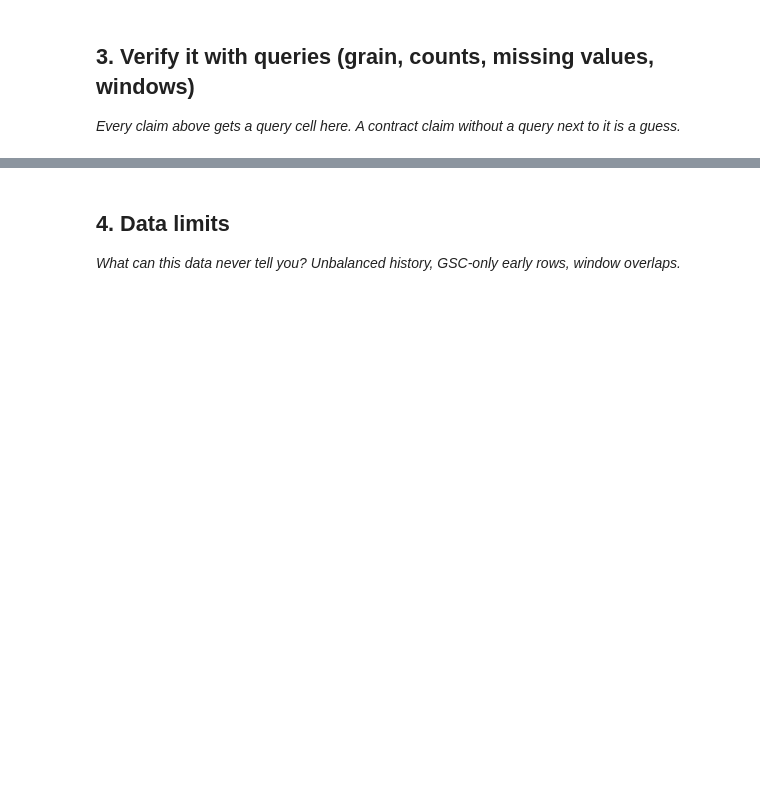
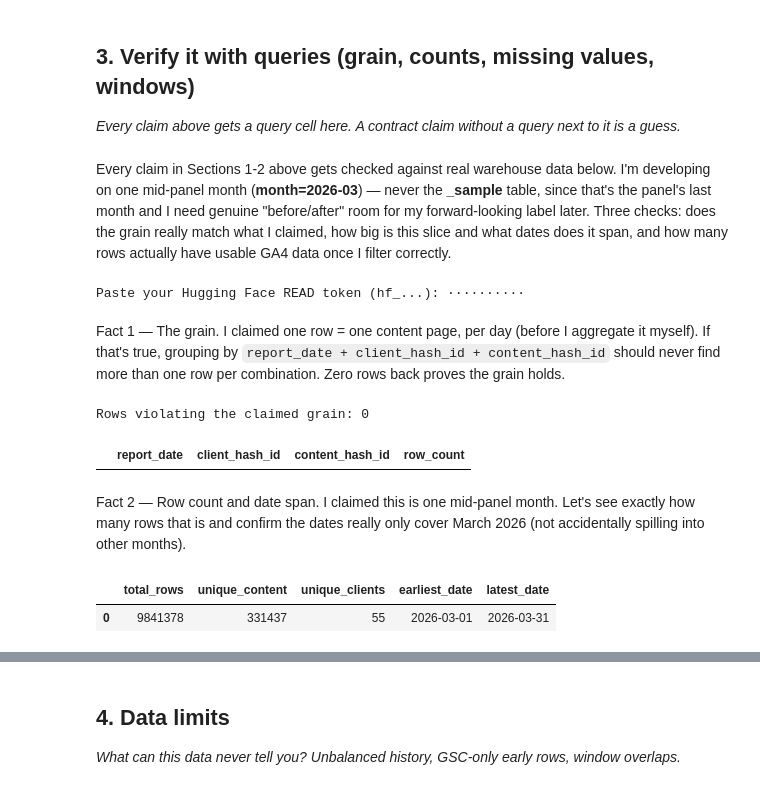
Before and after one commit to madaraf/Flyrank-intership-machine_learning, a Jupyter notebook: work/notebooks/w03_data_contract.ipynb, the cells around one changed output, grey strips where cells are left out. Drawn from its saved outputs; the diff is of its cells as text; code cells hidden in the pictures; blank space fills up the shorter version.

```diff
--- a/work/notebooks/w03_data_contract.ipynb
+++ b/work/notebooks/w03_data_contract.ipynb
@@ -29,0 +80,58 @@ This skeleton is yours to fill. Work the sections **in order** — each one has
+# %% [markdown]
+Every claim in Sections 1-2 above gets checked against real warehouse data below. I'm developing on one mid-panel month (**month=2026-03**) — never the **_sample** table, since that's the panel's last month and I need genuine "before/after" room for my forward-looking label later. Three checks: does the grain really match what I claimed, how big is this slice and what dates does it span, and how many rows actually have usable GA4 data once I filter correctly.
+# %%
+# This cell is for CODE (numbers, a query, a check).
+# Write your text answer in the cell ABOVE this one — typing sentences here breaks Run All.
+%pip -q install duckdb huggingface_hub
+
+import os, getpass
+HF_TOKEN = os.environ.get('HF_TOKEN')
+if not HF_TOKEN:
+    try:
+        from google.colab import userdata
+        HF_TOKEN = userdata.get('HF_TOKEN')
+    except Exception:
+        pass
+HF_TOKEN = HF_TOKEN or getpass.getpass('Paste your Hugging Face READ token (hf_...): ')
+
+import duckdb
+con = duckdb.connect()
+con.execute(f"CREATE OR REPLACE SECRET hf (TYPE huggingface, TOKEN '{HF_TOKEN}')")
+
+REL = 'hf://datasets/FlyRank/internship-warehouse'
+MONTH = f"read_parquet('{REL}/fact_content_daily_performance/month=2026-03/*.parquet')"
+# %% [output]
+Paste your Hugging Face READ token (hf_...): ··········
+# %% [markdown]
+Fact 1 — The grain. I claimed one row = one content page, per day (before I aggregate it myself). If that's true, grouping by `report_date + client_hash_id + content_hash_id` should never find more than one row per combination. Zero rows back proves the grain holds.
+# %%
+grain_check = con.sql(f"""
+    SELECT report_date, client_hash_id, content_hash_id, COUNT(*) AS row_count
+    FROM {MONTH}
+    GROUP BY report_date, client_hash_id, content_hash_id
+    HAVING COUNT(*) > 1
+    LIMIT 5
+""").df()
+
+print(f"Rows violating the claimed grain: {len(grain_check)}")
+grain_check
+# %% [output]
+Rows violating the claimed grain: 0
+|  | report_date | client_hash_id | content_hash_id | row_count |
+# %% [markdown]
+Fact 2 — Row count and date span. I claimed this is one mid-panel month. Let's see exactly how many rows that is and confirm the dates really only cover March 2026 (not accidentally spilling into other months).
+# %%
+month_shape = con.sql(f"""
+    SELECT
+        COUNT(*)                       AS total_rows,
+        COUNT(DISTINCT content_hash_id) AS unique_content,
+        COUNT(DISTINCT client_hash_id)  AS unique_clients,
+        MIN(report_date)               AS earliest_date,
+        MAX(report_date)               AS latest_date
+    FROM {MONTH}
+""").df()
+
+month_shape
+# %% [output]
+|  | total_rows | unique_content | unique_clients | earliest_date | latest_date |
+| 0 | 9841378 | 331437 | 55 | 2026-03-01 | 2026-03-31 |
```
Also changed, not shown: parts of 16 cells of this notebook.
